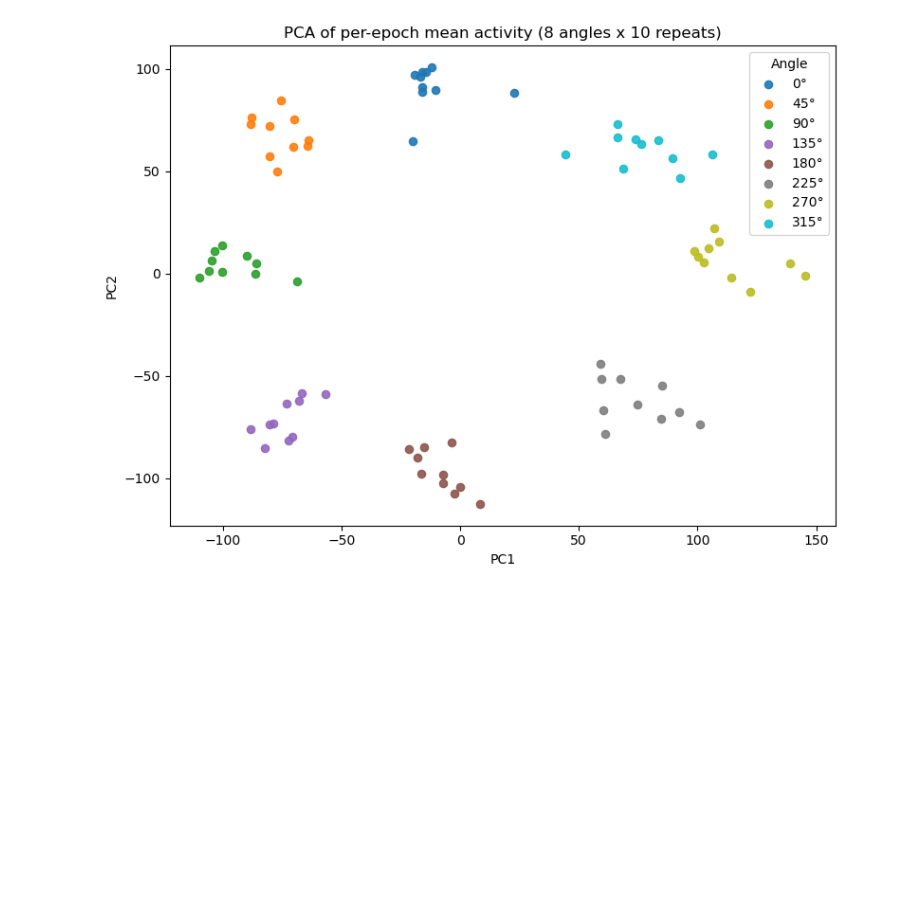
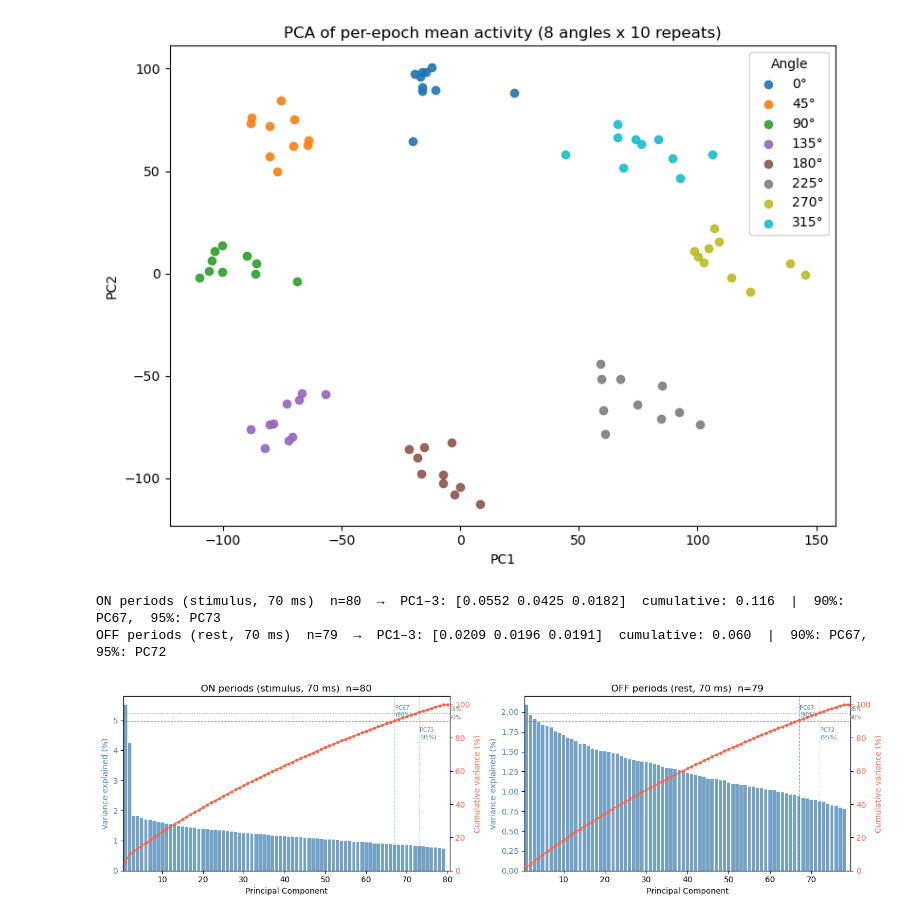
Before and after one commit to ricebci/high_dimensional_stim_sim, a Jupyter notebook: run_visual_orientations_raster.ipynb, the cells around one changed output. Cells and saved outputs as stored; diff of their text form; code cells hidden in the pictures; blank space fills up the shorter version.

```diff
--- a/run_visual_orientations_raster.ipynb
+++ b/run_visual_orientations_raster.ipynb
@@ -126,8 +126,11 @@ raster_end_ms = input_duration_ms
 begin_abs_ms = max(0.0, raster_begin_ms + presim_ms)
 end_abs_ms = raster_end_ms + presim_ms
 
+# Spike recorder files are now in a spike_recorder/ subdirectory
+sd_dir = os.path.join(data_path, "spike_recorder")
+
 times_all, neurons_all, spike_files = load_spikes_robust(
-    data_path,
+    sd_dir,
     "spike_recorder",
     begin_abs_ms,
     end_abs_ms,
@@ -237,3 +240,77 @@ else:
     plt.show()
 # %% [output]
 [figure]
+# %%
+# ── Scree plots: ON-period vs OFF-period PCA ─────────────────────────────────
+# on_duration_ms = off_duration_ms = 70 ms, so each period is exactly one window.
+# ON  windows: [start_ms, end_ms] from sample_info
+# OFF windows: gaps between consecutive trials [end_ms[i], start_ms[i+1]]
+if len(times_all) == 0:
+    print("No spikes available.")
+else:
+    n_neurons = int(np.max(neurons_all))
+    duration_s = on_duration_ms / 1000.0
+
+    def window_rate_vec(t_start, t_end):
+        mask = (times_all >= t_start) & (times_all < t_end)
+        counts = np.bincount(neurons_all[mask].astype(int) - 1, minlength=n_neurons)
+        return counts / ((t_end - t_start) / 1000.0)
+
+    # ON vectors
+    on_vecs = np.array([window_rate_vec(s, e) for s, e, *_ in sample_info])
+
+    # OFF vectors: gaps between consecutive trials
+    sorted_info = sorted(sample_info, key=lambda x: x[0])
+    off_vecs = np.array([
+        window_rate_vec(sorted_info[i][1], sorted_info[i + 1][0])
+        for i in range(len(sorted_info) - 1)
+        if sorted_info[i + 1][0] - sorted_info[i][1] > 0
+    ])
+
+    def scree_data(vecs):
+        n = min(vecs.shape[0], vecs.shape[1])
+        pca_s = PCA(n_components=n).fit(vecs)
+        evr  = pca_s.explained_variance_ratio_
+        cumr = np.cumsum(evr)
+        return evr, cumr, n
+
+    evr_on,  cumr_on,  n_on  = scree_data(on_vecs)
+    evr_off, cumr_off, n_off = scree_data(off_vecs)
+
+    def draw_scree(ax1, evr, cumr, n_comp, title):
+        ax2 = ax1.twinx()
+        ax1.bar(np.arange(1, n_comp + 1), evr * 100, color="steelblue", alpha=0.75)
+        ax2.plot(np.arange(1, n_comp + 1), cumr * 100,
+                 color="tomato", marker="o", markersize=3, linewidth=1.5)
+        for thresh, ls in [(90, "--"), (95, ":")]:
+            ax2.axhline(thresh, color="gray", linestyle=ls, linewidth=0.8, alpha=0.7)
+            ax2.text(n_comp + 0.3, thresh + 0.5, f"{thresh}%", color="gray", fontsize=7, va="bottom")
+        ax1.set_xlabel("Principal Component")
+        ax1.set_ylabel("Variance explained (%)", color="steelblue")
+        ax2.set_ylabel("Cumulative variance (%)", color="tomato")
+        ax1.set_xlim(0.5, n_comp + 0.5)
+        ax1.set_ylim(0)
+        ax2.set_ylim(0, 105)
+        ax1.tick_params(axis="y", labelcolor="steelblue")
+        ax2.tick_params(axis="y", labelcolor="tomato")
+        ax1.set_title(title)
+        for thresh, ls in [(0.90, "--"), (0.95, ":")]:
+            nx = int(np.searchsorted(cumr, thresh)) + 1
+            ax1.axvline(nx, color="steelblue", linestyle=ls, linewidth=0.9, alpha=0.6)
+            ax1.text(nx + 0.2, ax1.get_ylim()[1] * (0.95 if thresh == 0.90 else 0.82),
+                     f"PC{nx}\n({int(thresh*100)}%)", fontsize=7, color="steelblue", va="top")
+        n90 = int(np.searchsorted(cumr, 0.90)) + 1
+        n95 = int(np.searchsorted(cumr, 0.95)) + 1
+        print(f"{title}  →  PC1–3: {evr[:3].round(4)}  cumulative: {cumr[2]:.3f}  |  90%: PC{n90},  95%: PC{n95}")
+
+    fig, (axL, axR) = plt.subplots(1, 2, figsize=(14, 4))
+    draw_scree(axL, evr_on,  cumr_on,  n_on,
+               f"ON periods (stimulus, 70 ms)  n={on_vecs.shape[0]}")
+    draw_scree(axR, evr_off, cumr_off, n_off,
+               f"OFF periods (rest, 70 ms)  n={off_vecs.shape[0]}")
+    plt.tight_layout()
+    plt.show()
+# %% [output]
+ON periods (stimulus, 70 ms)  n=80  →  PC1–3: [0.0552 0.0425 0.0182]  cumulative: 0.116  |  90%: PC67,  95%: PC73
+OFF periods (rest, 70 ms)  n=79  →  PC1–3: [0.0209 0.0196 0.0191]  cumulative: 0.060  |  90%: PC67,  95%: PC72
+[figure, added]
```
Also changed, not shown: parts of 5 cells of this notebook, 16 other files.
